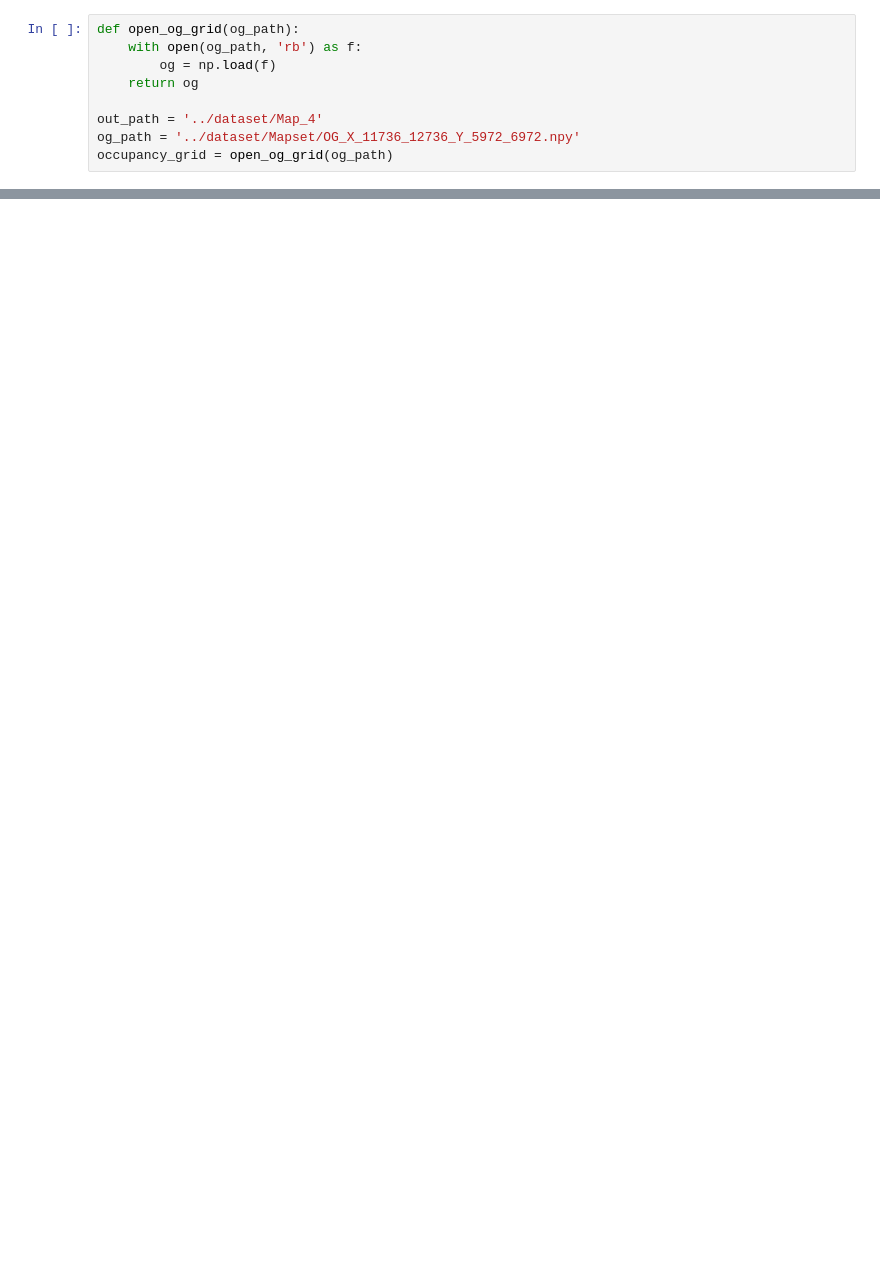
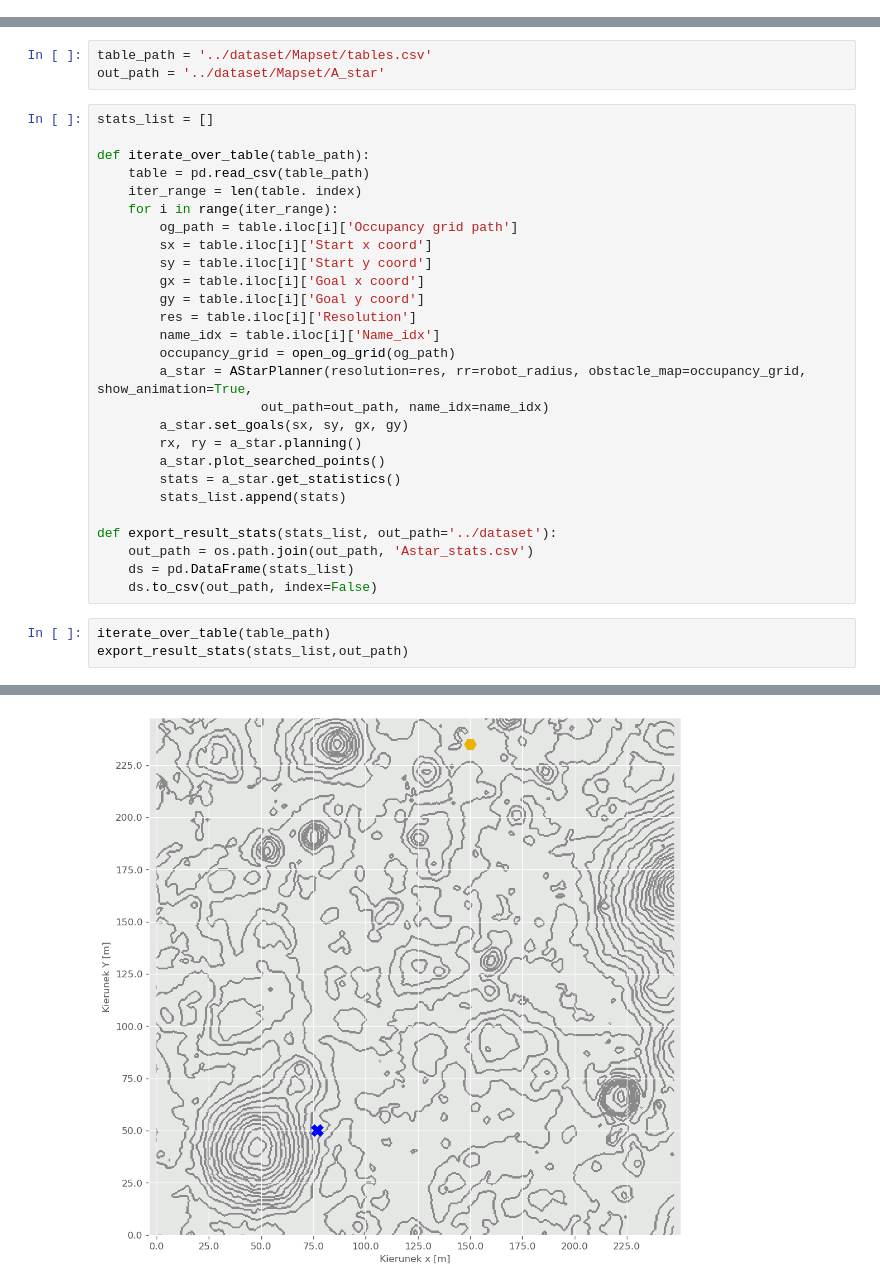
Before and after one commit to kafrankowska/Rover_Path_Planning, a Jupyter notebook: notebooks/Testing_efficency.ipynb, the cells around one changed output, grey strips where cells are left out. Drawn from its saved outputs; the diff is of its cells as text; blank space fills up the shorter version.

Commit message:
Testing efficency loop works for a_star

```diff
--- a/notebooks/Testing_efficency.ipynb
+++ b/notebooks/Testing_efficency.ipynb
@@ -8,9 +15,0 @@ from a_star import AStarPlanner
-# %%
-def open_og_grid(og_path):
-    with open(og_path, 'rb') as f:
-        og = np.load(f)
-    return og
-
-out_path = '../dataset/Map_4'
-og_path = '../dataset/Mapset/OG_X_11736_12736_Y_5972_6972.npy'
-occupancy_grid = open_og_grid(og_path)
@@ -48,0 +16,34 @@ print(len(a_star.rx)/2)
+# %%
+table_path = '../dataset/Mapset/tables.csv'
+out_path = '../dataset/Mapset/A_star'
+# %%
+stats_list = []
+
+def iterate_over_table(table_path):
+    table = pd.read_csv(table_path)
+    iter_range = len(table. index)
+    for i in range(iter_range):
+        og_path = table.iloc[i]['Occupancy grid path']
+        sx = table.iloc[i]['Start x coord']
+        sy = table.iloc[i]['Start y coord']
+        gx = table.iloc[i]['Goal x coord']
+        gy = table.iloc[i]['Goal y coord']
+        res = table.iloc[i]['Resolution']
+        name_idx = table.iloc[i]['Name_idx']
+        occupancy_grid = open_og_grid(og_path)
+        a_star = AStarPlanner(resolution=res, rr=robot_radius, obstacle_map=occupancy_grid, show_animation=True,
+                     out_path=out_path, name_idx=name_idx)
+        a_star.set_goals(sx, sy, gx, gy)
+        rx, ry = a_star.planning()
+        a_star.plot_searched_points()
+        stats = a_star.get_statistics()
+        stats_list.append(stats)
+
+def export_result_stats(stats_list, out_path='../dataset'):
+    out_path = os.path.join(out_path, 'Astar_stats.csv')
+    ds = pd.DataFrame(stats_list)
+    ds.to_csv(out_path, index=False)
+# %%
+iterate_over_table(table_path)
+export_result_stats(stats_list,out_path)
+# %% [output]
@@ -48,0 +51 @@ print(len(a_star.rx)/2)
+[figure, added]
```
Also changed, not shown: parts of 6 cells of this notebook, 3 other files.
